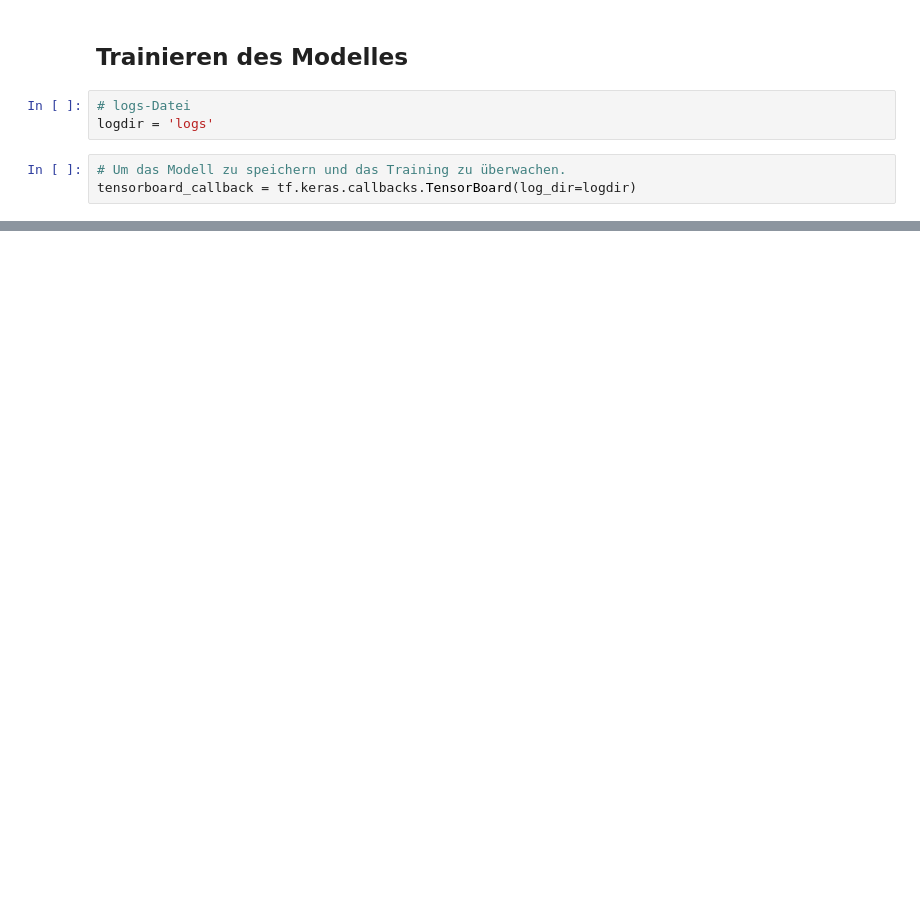
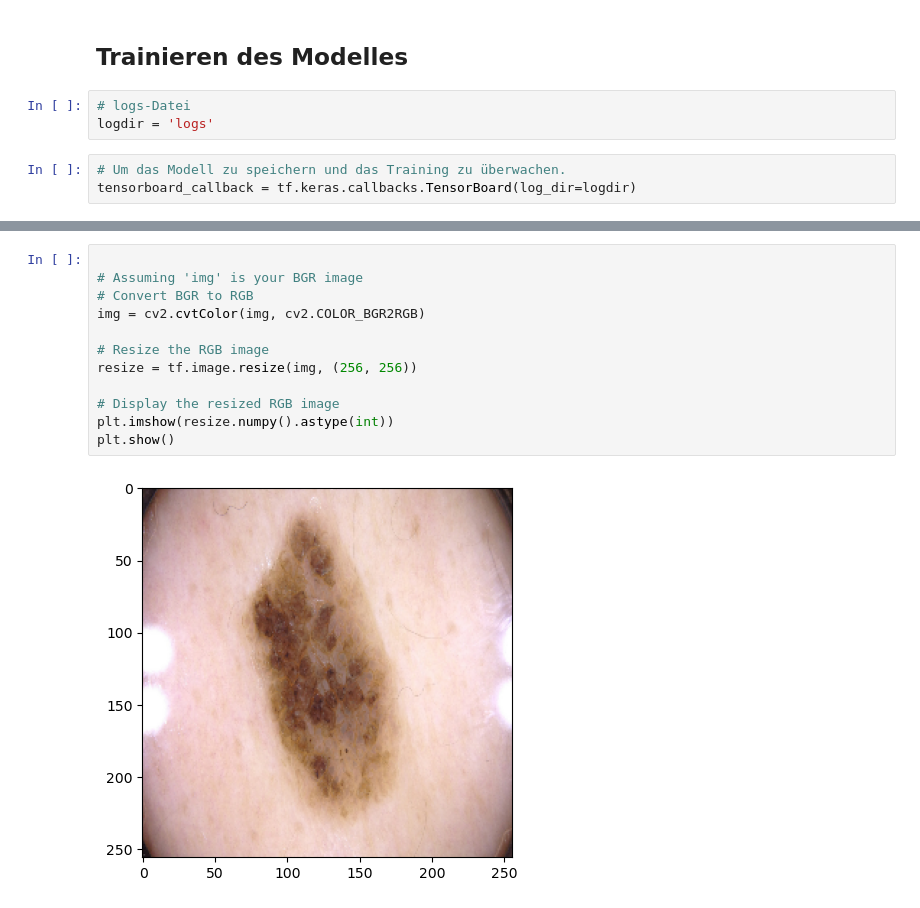
Before and after one commit to zbari023/Binary_Classification_Skinlib, a Jupyter notebook: modell_index-checkpoint.ipynb, the cells around one changed output, grey strips where cells are left out. Drawn from its saved outputs; the diff is of its cells as text; blank space fills up the shorter version.

```diff
--- a/modell_index-checkpoint.ipynb
+++ b/modell_index-checkpoint.ipynb
@@ -225,0 +273,14 @@ plt.show()
+# %%
+
+# Assuming 'img' is your BGR image
+# Convert BGR to RGB
+img = cv2.cvtColor(img, cv2.COLOR_BGR2RGB)
+
+# Resize the RGB image
+resize = tf.image.resize(img, (256, 256))
+
+# Display the resized RGB image
+plt.imshow(resize.numpy().astype(int))
+plt.show()
+# %% [output]
+[figure, added]
```
Also changed, not shown: parts of 18 cells of this notebook.
